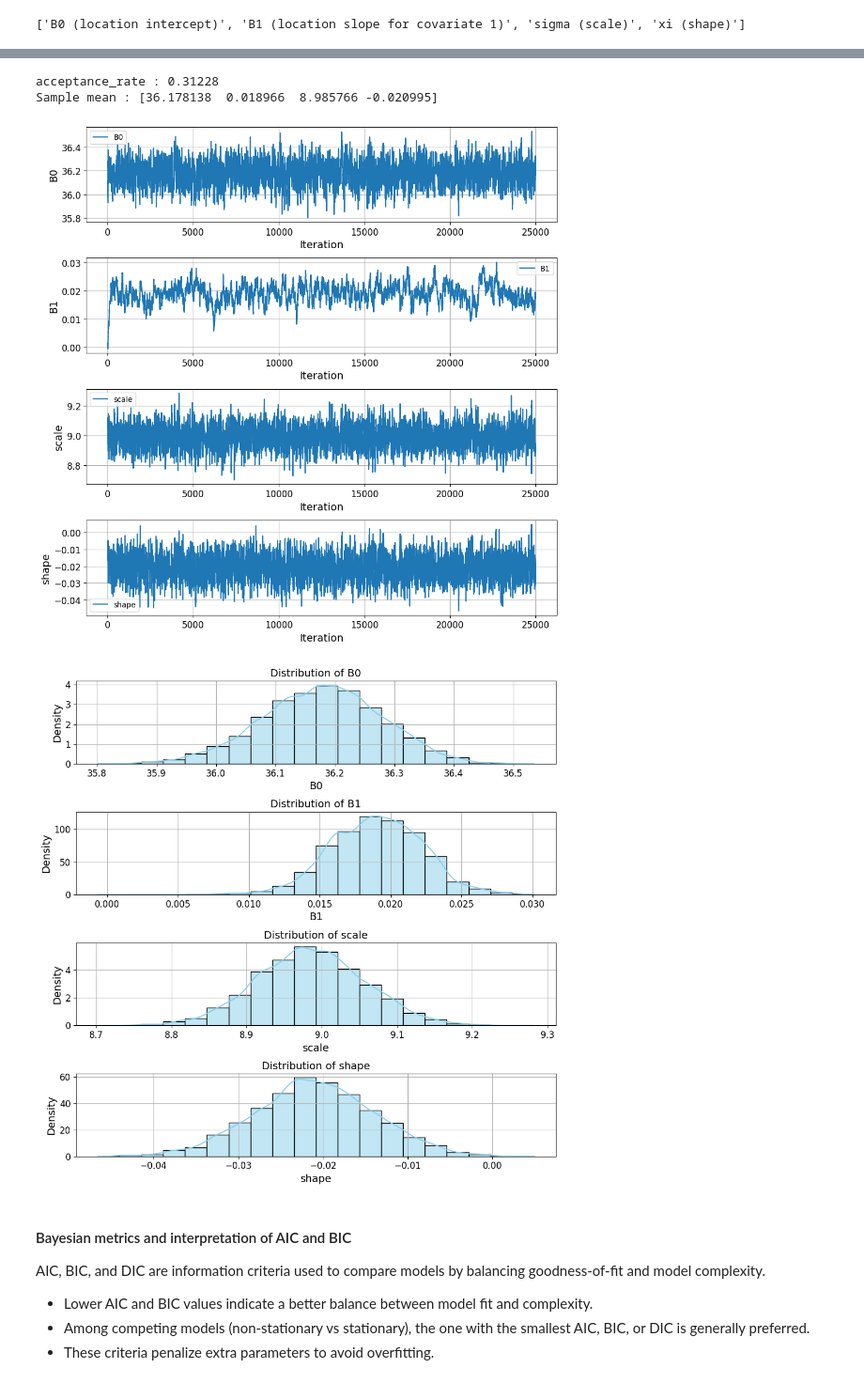
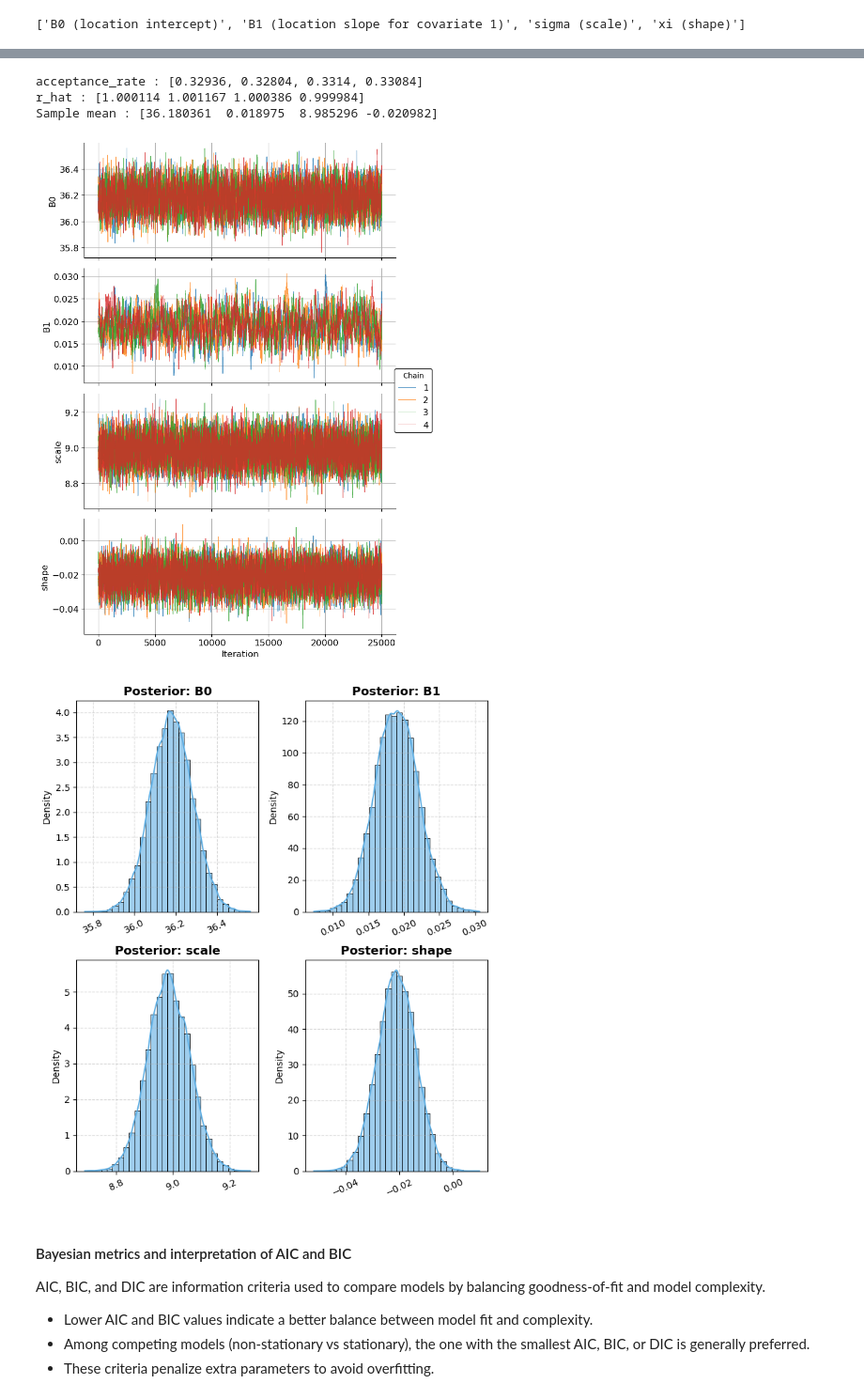
Before and after one commit to Nischalcs50/nsEVDx, a Jupyter notebook: examples/example_bayesian_metrics.ipynb, the cells around one changed output, grey strips where cells are left out. Shown at 94% size. Cells and saved outputs as stored; diff of their text form; code cells hidden in the pictures.

```diff
--- a/examples/example_bayesian_metrics.ipynb
+++ b/examples/example_bayesian_metrics.ipynb
@@ -125,11 +125,13 @@ print(
 # %% [output]
 ['B0 (location intercept)', 'B1 (location slope for covariate 1)', 'sigma (scale)', 'xi (shape)']
 # %%
+np.random.seed(41)
 initial_params = [loc, 0, scale, shape]
 # initial_params = estimates # obtained from frequentist approach
-samples, a_rate = sampler.MH_RandWalk(
+samples, a_rate, r_hat = sampler.MH_RandWalk(
     num_samples=25000,
     initial_params=initial_params,
     proposal_widths=[0.1, 0.001, 0.1, 1e-2],
-    T=0.005,
+    T=0.005,burn_in = 1500,
+    num_chains = 4, n_jobs=4
 )
@@ -136,16 +151,20 @@ samples, a_rate = sampler.MH_RandWalk(
 # %%
 print(f"acceptance_rate : {a_rate}")
+print(f"r_hat : {r_hat}")
 np.set_printoptions(suppress=True, precision=6)
-print(f"Sample mean : {samples.mean(axis=0)}")
+sample_all_chains = np.vstack(samples)  # shape (num_chains*num_samples, num_params)
+sample_mean = sample_all_chains.mean(axis=0)
+print(f"Sample mean : {sample_mean}")
 # %% [output]
-acceptance_rate : 0.31228
-Sample mean : [36.178138  0.018966  8.985766 -0.020995]
+acceptance_rate : [0.32936, 0.32804, 0.3314, 0.33084]
+r_hat : [1.000114 1.001167 1.000386 0.999984]
+Sample mean : [36.180361  0.018975  8.985296 -0.020982]
 # %%
-ns.plot_trace(samples, config, fig_size=(10, 10))
-ns.plot_posterior(samples, config, fig_size=(10, 10))
+ns.plot_trace(samples, config, fig_size=(7, 10))
+ns.plot_posterior(samples, config, fig_size=(7, 8))
 # %% [output]
-[figure, old version]
+[figure, new version]
-[figure, old version]
+[figure, new version]
 # %% [markdown]
 #### Bayesian metrics and interpretation of AIC and BIC
 AIC, BIC, and DIC are information criteria used to compare models by balancing goodness-of-fit and model complexity.
```
Also changed, not shown: parts of 4 cells of this notebook, 8 other files.
